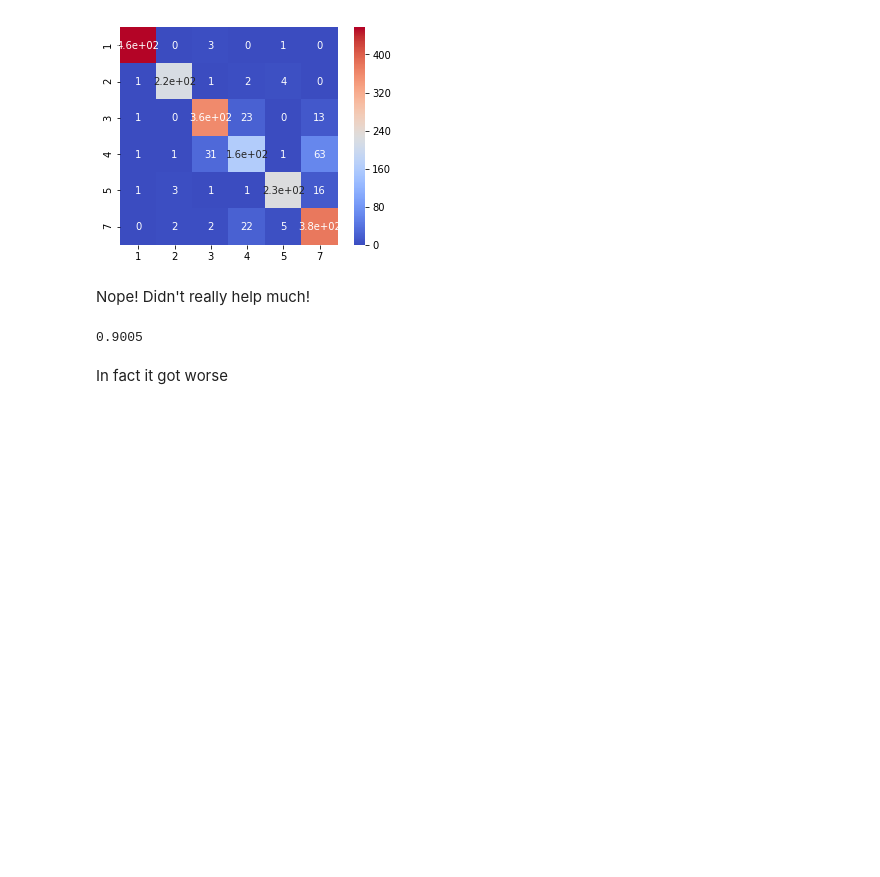
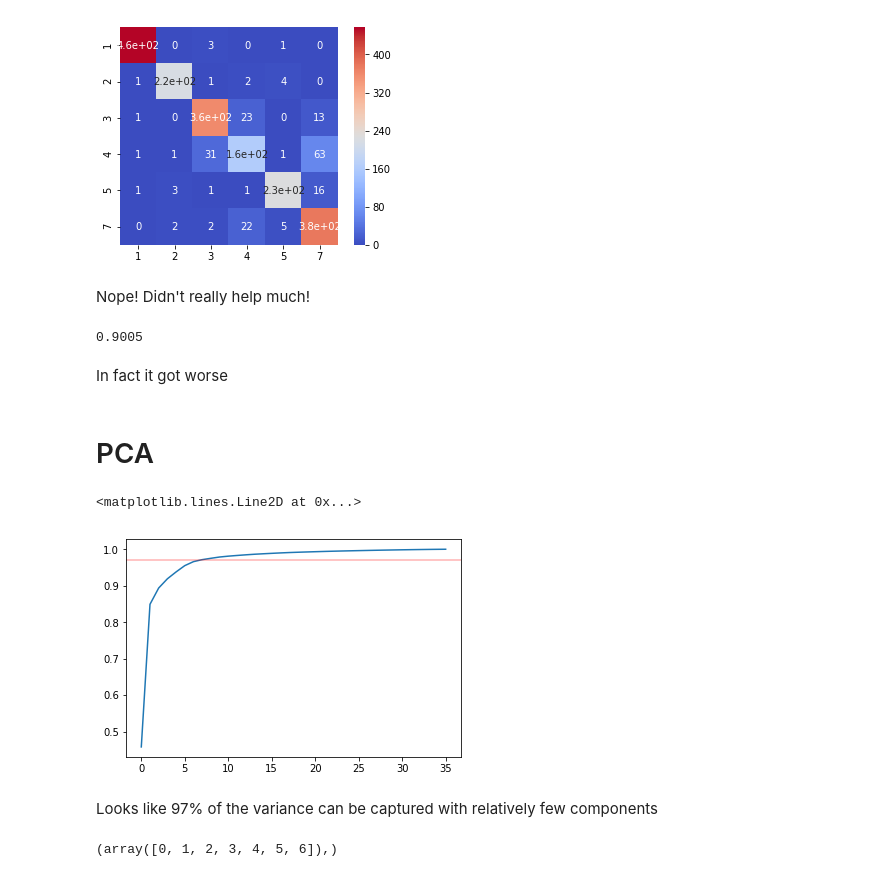
Before and after one commit to piovere/nucnotes, a Jupyter notebook: cosc528/Projects/Project05/03 - Satellite.ipynb, the cells around one changed output. Drawn from its saved outputs; the diff is of its cells as text; code cells hidden in the pictures; blank space fills up the shorter version.

```diff
--- a/cosc528/Projects/Project05/03 - Satellite.ipynb
+++ b/cosc528/Projects/Project05/03 - Satellite.ipynb
@@ -241,3 +242,5 @@ svc.score(test[xcols], test[ycol])
 0.9005
 # %% [markdown]
 In fact it got worse
+# %% [markdown]
+# PCA
@@ -243,0 +249,15 @@ In fact it got worse
+# %%
+xs = StandardScaler().fit_transform(train[xcols])
+pca = PCA().fit(xs)
+# %%
+plt.plot(np.cumsum(pca.explained_variance_ratio_))
+plt.axhline(y=0.97, color='r', alpha=0.3)
+# %% [output]
+<matplotlib.lines.Line2D at 0x...>
+[figure, added]
+# %% [markdown]
+Looks like 97% of the variance can be captured with relatively few components
+# %%
+np.where(np.cumsum(pca.explained_variance_ratio_) < 0.97)
+# %% [output]
+(array([0, 1, 2, 3, 4, 5, 6]),)
```
Also changed, not shown: parts of 5 cells of this notebook, 4 other files.
